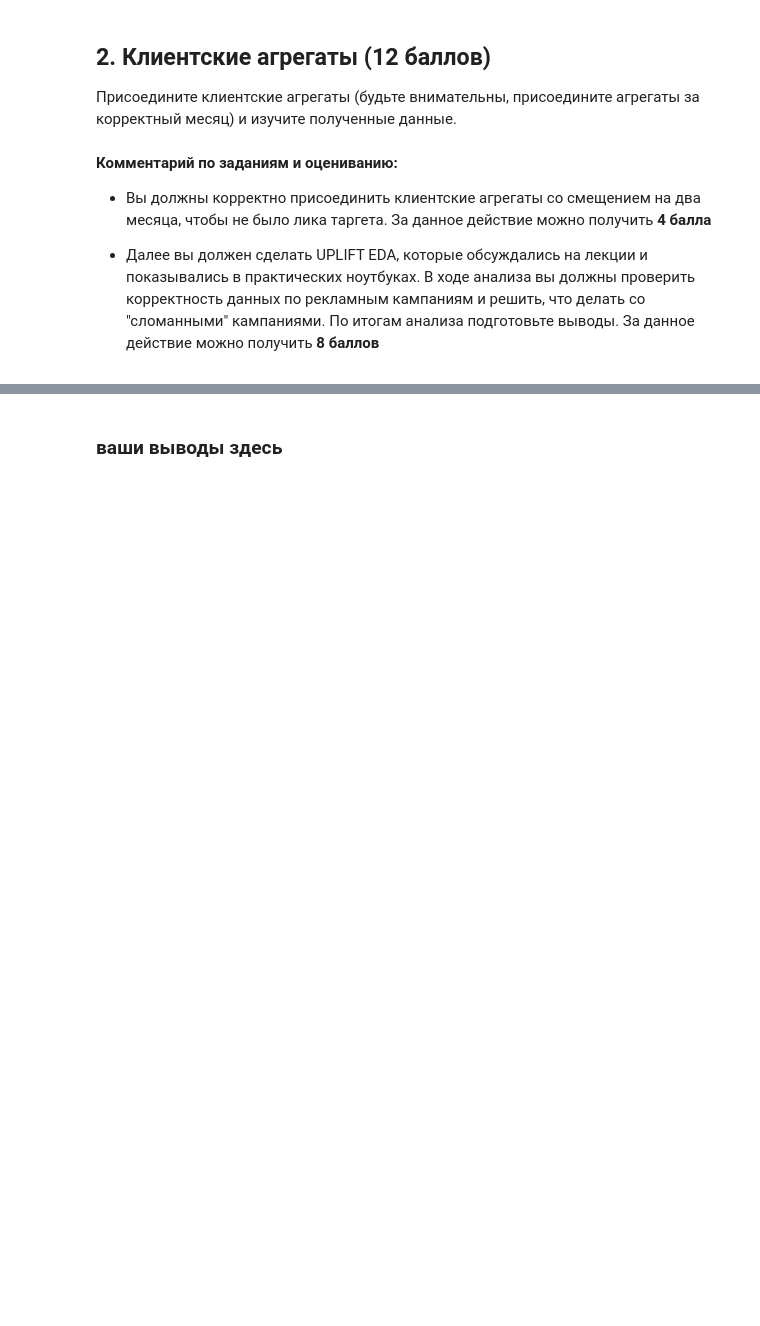
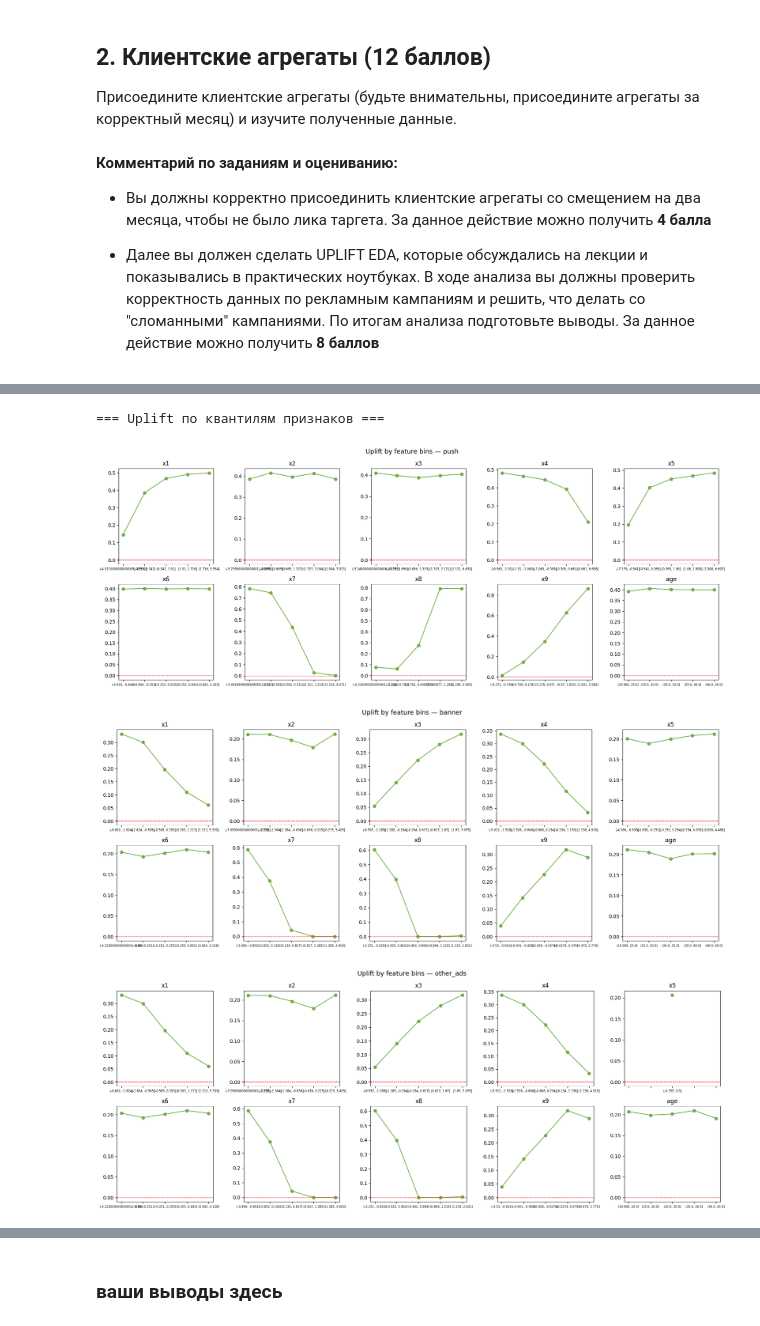
Before and after one commit to darttusin/HSE-ML-Course, a Jupyter notebook: notebooks/AI_HW6_uplift.ipynb, the cells around one changed output, grey strips where cells are left out. Saved outputs shown, nothing was run; the diff lists cells and outputs as text; code cells hidden in the pictures; blank space fills up the shorter version.

```diff
--- a/notebooks/AI_HW6_uplift.ipynb
+++ b/notebooks/AI_HW6_uplift.ipynb
@@ -164,0 +618,38 @@ Archive:  AGGS_FINAL.csv.zip
+# %%
+# =============================================================================
+# 5. UPLIFT BY FEATURE (биннинг)
+# =============================================================================
+# Для каждого признака смотрим, как меняется uplift по квантилям
+# Если uplift одинаковый во всех бинах — признак не нужен для uplift-модели
+
+print("\n=== Uplift по квантилям признаков ===")
+
+for cid, df in joined.items():
+    channel = campaign_map[cid]
+    fig, axes = plt.subplots(2, 5, figsize=(18, 7))
+    fig.suptitle(f"Uplift by feature bins — {channel}", fontsize=13)
+
+    for ax, feat in zip(axes.flatten(), FEATURE_COLS):
+        df_feat = df.copy()
+        try:
+            df_feat['bin'] = pd.qcut(df_feat[feat], q=5, duplicates='drop')
+        except Exception:
+            continue
+
+        uplift_by_bin = df_feat.groupby(['bin', 't_flag'])['target'].mean().unstack()
+        if 0 in uplift_by_bin.columns and 1 in uplift_by_bin.columns:
+            uplift_by_bin['uplift'] = uplift_by_bin[1] - uplift_by_bin[0]
+            uplift_by_bin['uplift'].plot(ax=ax, marker='o', color='#70AD47')
+            ax.axhline(0, color='red', linestyle='--', linewidth=0.8)
+            ax.set_title(feat)
+            ax.set_xlabel('')
+            ax.tick_params(axis='x', labelsize=6)
+
+    plt.tight_layout()
+    plt.savefig(f'uplift_by_feature_{cid}.png', dpi=100)
+    plt.show()
+# %% [output]
+=== Uplift по квантилям признаков ===
+[figure, added]
+[figure, added]
+[figure, added]
```
Also changed, not shown: parts of 30 cells of this notebook.
